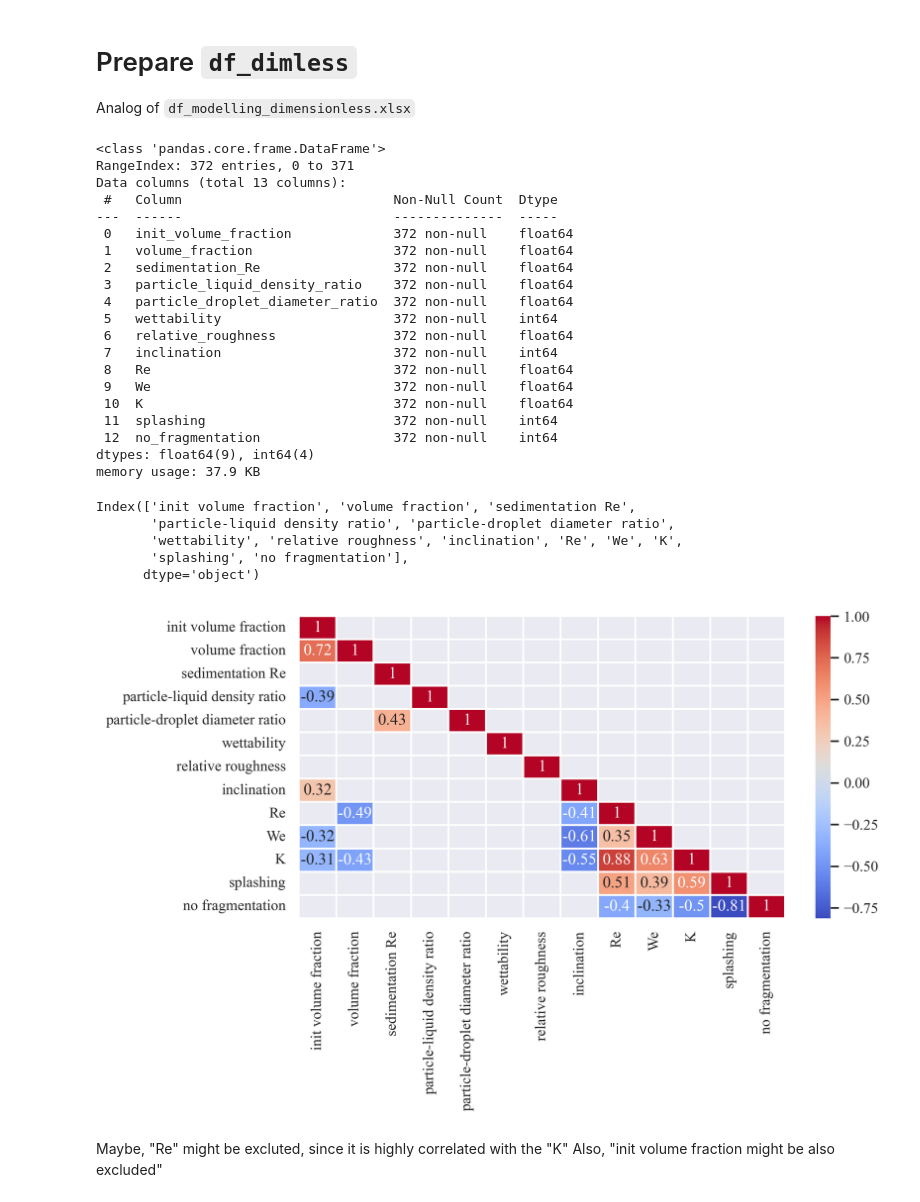
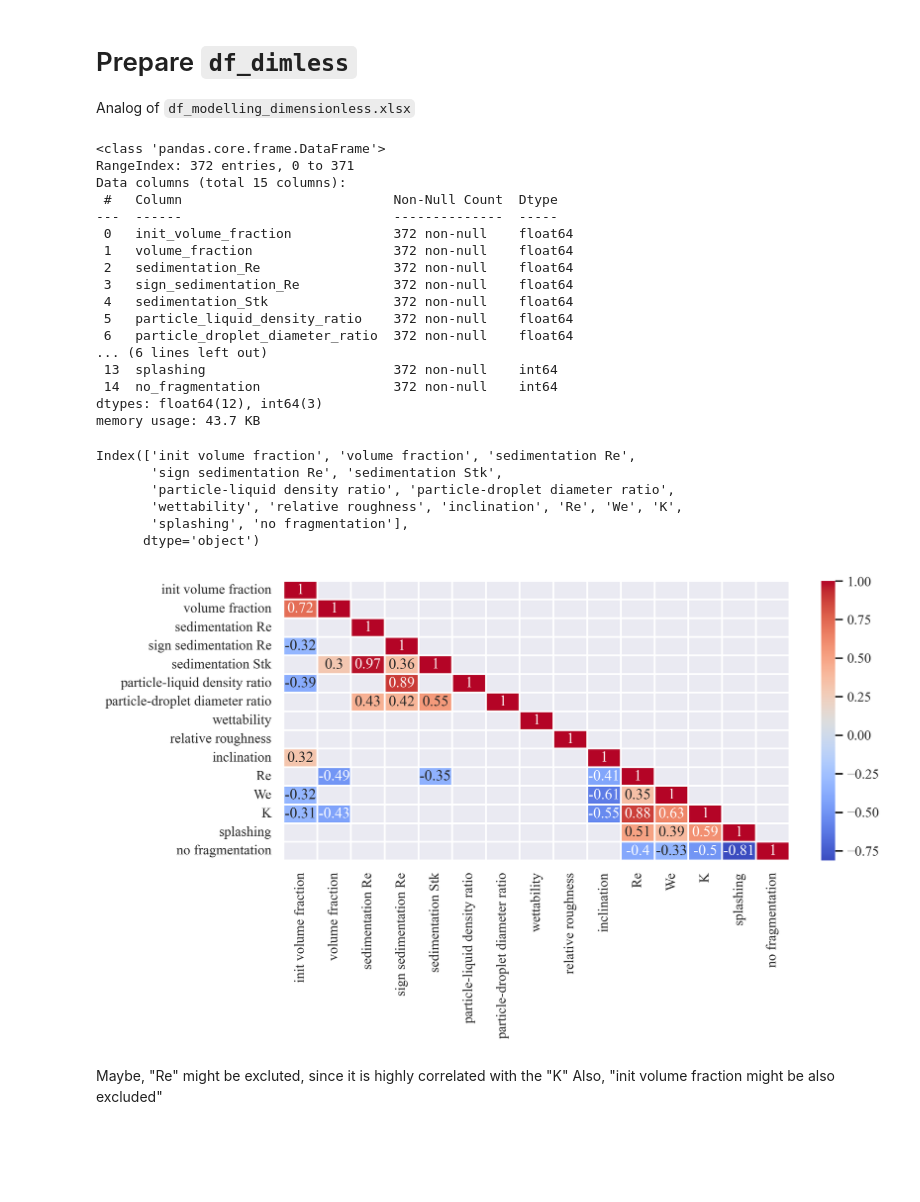
Before and after one commit to mvulf/drop-wall-impact-ml-prediction, a Jupyter notebook: notebooks/EDA_We_Re_edit_3_volume_fraction.ipynb, the cells around one changed output. Drawn from its saved outputs; the diff is of its cells as text; code cells hidden in the pictures; blank space fills up the shorter version.

```diff
--- a/notebooks/EDA_We_Re_edit_3_volume_fraction.ipynb
+++ b/notebooks/EDA_We_Re_edit_3_volume_fraction.ipynb
@@ -389,8 +458,10 @@ Consider inclination.
 
 VELOCITY is NORM-VELOCITY
 # %%
+df_main['inclination'] = np.deg2rad(df_main['inclination'])
+
 df_main['velocity'] = (
-    df_main['drag_velocity'] * np.cos(np.deg2rad(df_main['inclination']))
+    df_main['drag_velocity'] * np.cos(df_main['inclination'])
 )
 
 print('Norm Velocities stats')
@@ -1003,6 +1075,8 @@ features = [
     'init_volume_fraction',
     'volume_fraction',
     'sedimentation_Re',
+    'sign_sedimentation_Re',
+    'sedimentation_Stk',
     'particle_liquid_density_ratio',
     'particle_droplet_diameter_ratio',
     'wettability',
@@ -1018,6 +1092,10 @@ targets = [
     'no_fragmentation',
 ]
 
+columns = features + targets
+
+assert len(columns) == len(df_dimless.columns), "Different columns count"
+
 df_dimless = df_dimless[
     (
         features
@@ -1028,24 +1106,21 @@ df_dimless.info()
 # %% [output]
 <class 'pandas.core.frame.DataFrame'>
 RangeIndex: 372 entries, 0 to 371
-Data columns (total 13 columns):
+Data columns (total 15 columns):
  #   Column                           Non-Null Count  Dtype
 ---  ------                           --------------  -----
  0   init_volume_fraction             372 non-null    float64
  1   volume_fraction                  372 non-null    float64
  2   sedimentation_Re                 372 non-null    float64
- 3   particle_liquid_density_ratio    372 non-null    float64
- 4   particle_droplet_diameter_ratio  372 non-null    float64
- 5   wettability                      372 non-null    int64
- 6   relative_roughness               372 non-null    float64
- 7   inclination                      372 non-null    int64
- 8   Re                               372 non-null    float64
- 9   We                               372 non-null    float64
- 10  K                                372 non-null    float64
- 11  splashing                        372 non-null    int64
- 12  no_fragmentation                 372 non-null    int64
-dtypes: float64(9), int64(4)
-memory usage: 37.9 KB
+ 3   sign_sedimentation_Re            372 non-null    float64
+ 4   sedimentation_Stk                372 non-null    float64
+ 5   particle_liquid_density_ratio    372 non-null    float64
+ 6   particle_droplet_diameter_ratio  372 non-null    float64
+... (6 lines left out)
+ 13  splashing                        372 non-null    int64
+ 14  no_fragmentation                 372 non-null    int64
+dtypes: float64(12), int64(3)
+memory usage: 43.7 KB
 # %%
 df_plot = df_dimless.rename(
     {
@@ -1055,35 +1130,36 @@ df_plot = df_dimless.rename(
     axis=1
 )
 
 df_plot.columns = df_plot.columns.str.replace('_', ' ')
 display(df_plot.columns)
 
 # df_plot = pd.concat(
 #     [
 #         df_plot.iloc[:,2:],
 #         df_plot.iloc[:,:2]
 #     ],
 #     axis=1
 # )
 
-fig, ax = plt.subplots(figsize=(8, 4), dpi=300)
+fig, ax = plt.subplots(figsize=(9, 4), dpi=300)
 
 get_corrmap(df_plot, triag=True, thresh=0.3, ax=ax)
 plt.savefig(
     Path(
         Path('..', 'results', 'experiments'),
         f'dimless_features_corr_map.pdf',
     ),
     bbox_inches='tight',
     dpi=600
 )
 # %% [output]
 Index(['init volume fraction', 'volume fraction', 'sedimentation Re',
+       'sign sedimentation Re', 'sedimentation Stk',
        'particle-liquid density ratio', 'particle-droplet diameter ratio',
        'wettability', 'relative roughness', 'inclination', 'Re', 'We', 'K',
        'splashing', 'no fragmentation'],
       dtype='object')
-[figure, old version]
+[figure, new version]
 # %% [markdown]
 Maybe, "Re" might be excluted, since it is highly correlated with the "K"
 Also, "init volume fraction might be also excluded"
```
Also changed, not shown: parts of 11 cells of this notebook, 10 other files.
